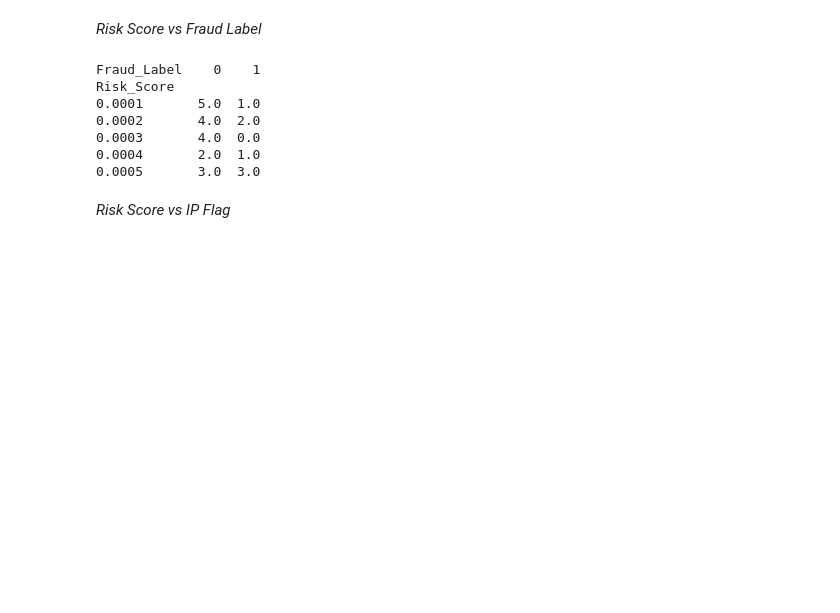
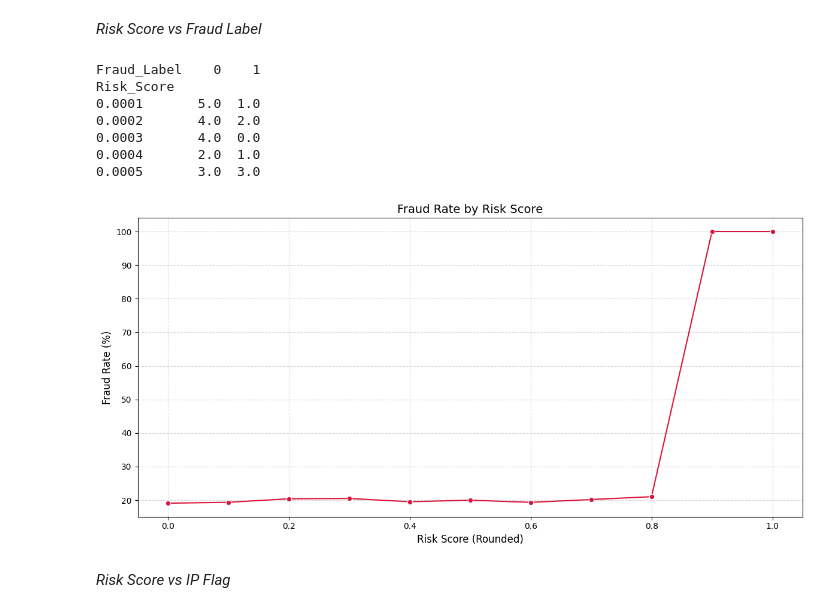
Before and after one commit to clouudo/DS-Assignment, a Jupyter notebook: DS Assignment.ipynb, the cells around one changed output. Cells and saved outputs as stored; diff of their text form; code cells hidden in the pictures; blank space fills up the shorter version.

Commit message:
Added plot

```diff
--- a/DS Assignment.ipynb
+++ b/DS Assignment.ipynb
@@ -355,6 +355,31 @@ Risk_Score
 0.0003       4.0  0.0
 0.0004       2.0  1.0
 0.0005       3.0  3.0
+# %%
+# Step 1: Round Risk_Score for cleaner grouping
+df['Risk_Score_Bin'] = df['Risk_Score'].round(1)
+
+# Step 2: Group and calculate fraud rate
+risk_vs_fraud = df.groupby('Risk_Score_Bin')['Fraud_Label'].value_counts().unstack().fillna(0)
+risk_vs_fraud.columns = ['Non-Fraud', 'Fraud']
+risk_vs_fraud['Fraud_Rate_%'] = (risk_vs_fraud['Fraud'] / (risk_vs_fraud['Fraud'] + risk_vs_fraud['Non-Fraud'])) * 100
+risk_vs_fraud = risk_vs_fraud.reset_index()
+
+# Step 3: Sort by Risk Score
+risk_vs_fraud = risk_vs_fraud.sort_values('Risk_Score_Bin')
+
+# Step 4: Plot with Seaborn for better style
+plt.figure(figsize=(12, 6))
+sns.lineplot(data=risk_vs_fraud, x='Risk_Score_Bin', y='Fraud_Rate_%', marker='o', color='crimson')
+
+plt.title('Fraud Rate by Risk Score', fontsize=14)
+plt.xlabel('Risk Score (Rounded)', fontsize=12)
+plt.ylabel('Fraud Rate (%)', fontsize=12)
+plt.grid(True, linestyle='--', alpha=0.5)
+plt.tight_layout()
+plt.show()
+# %% [output]
+[figure, added]
 # %% [markdown]
 *Risk Score vs IP Flag*
 # %% [markdown]
```
